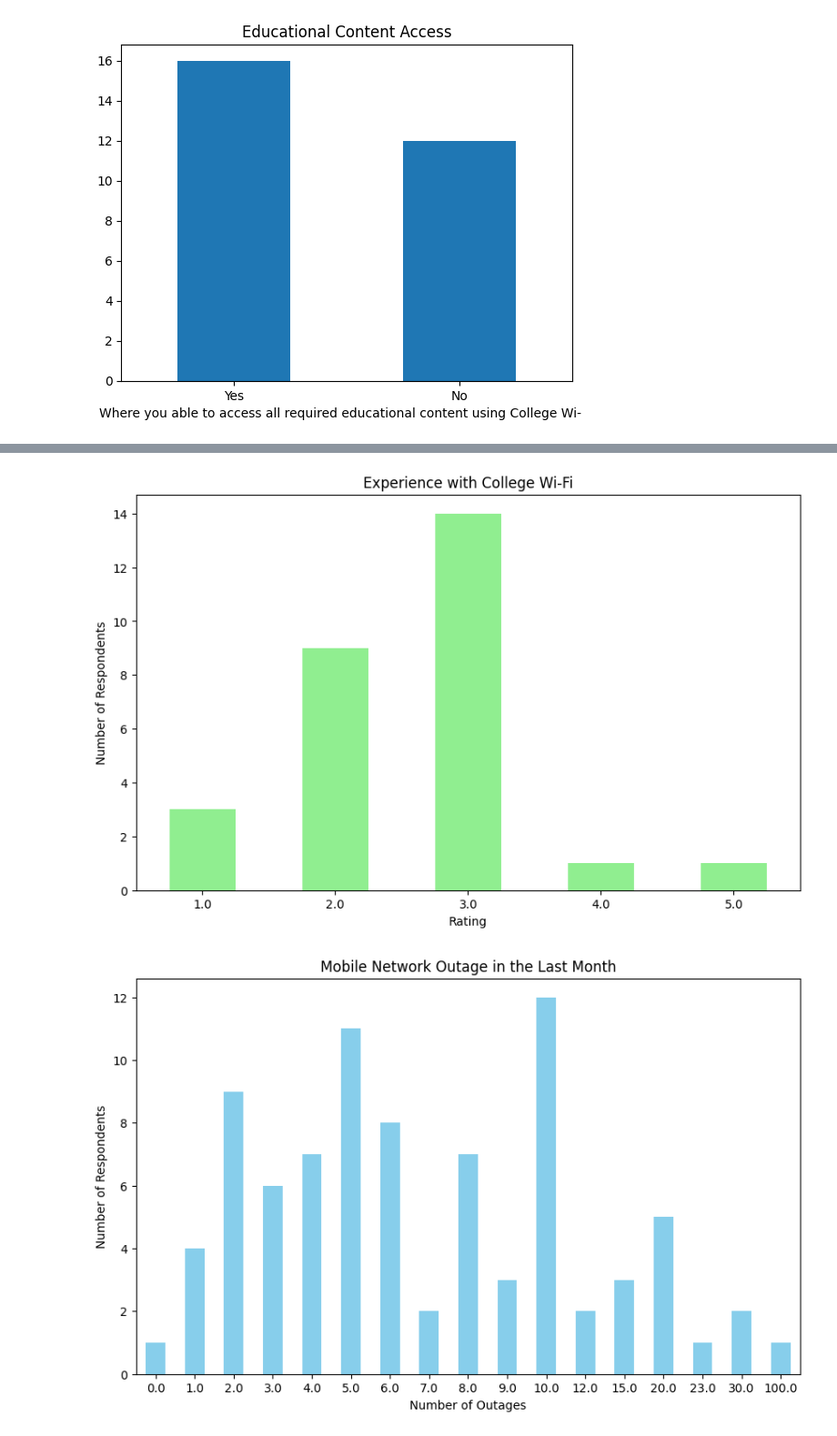
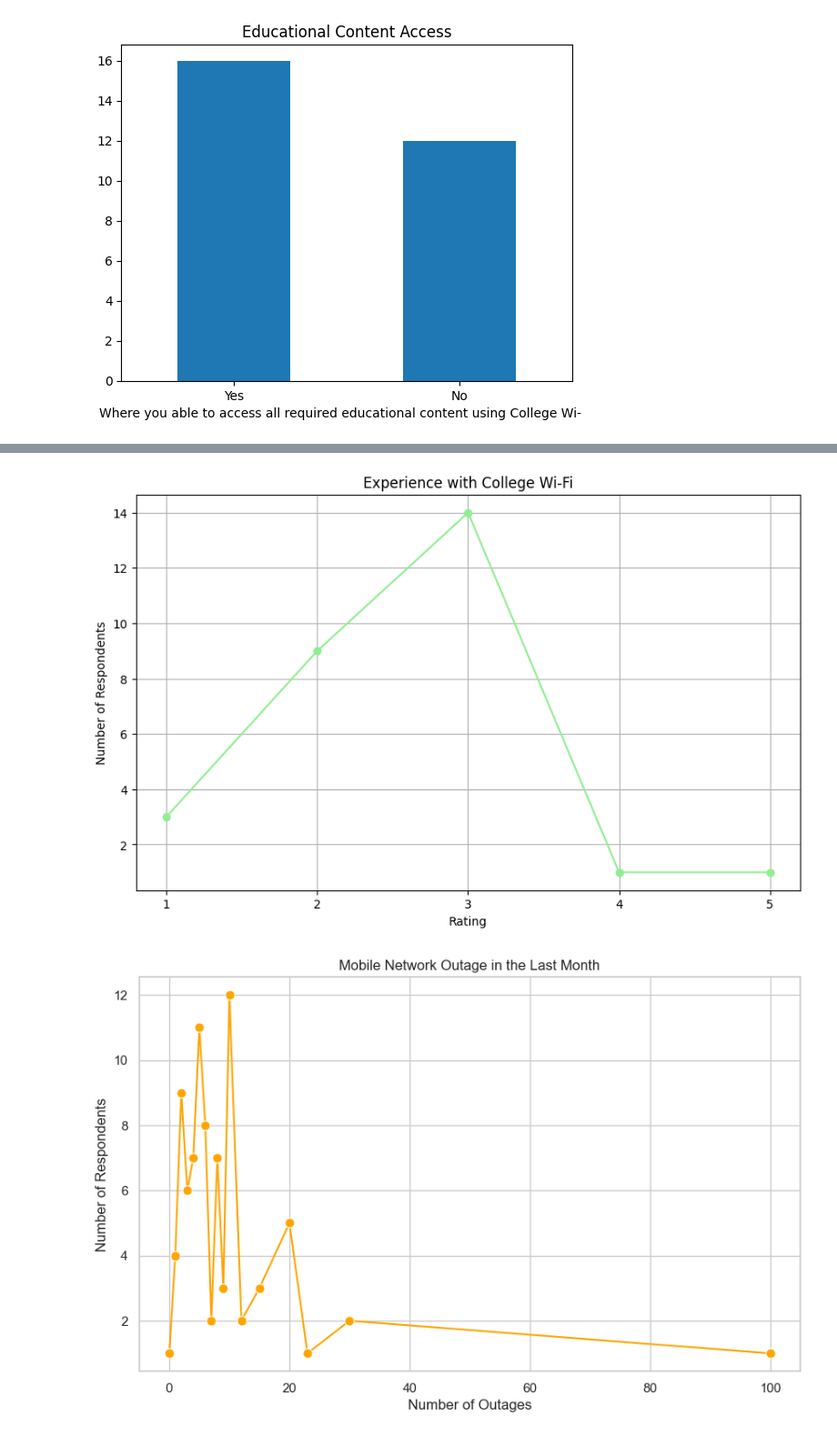
Before and after one commit to falak105/MSCDS-B, a Jupyter notebook: CAC2/CAC2.ipynb, the cells around one changed output, grey strips where cells are left out. Shown at 91% size. Saved outputs shown, nothing was run; the diff lists cells and outputs as text; code cells hidden in the pictures.

```diff
--- a/CAC2/CAC2.ipynb
+++ b/CAC2/CAC2.ipynb
@@ -78,37 +58,42 @@ Passing `palette` without assigning `hue` is deprecated and will be removed in v
 # %%
 
-# Count the occurrences of each value in the "Rate your experience on college Wi-Fi" column
-experience_counts = df['Rate your experience on college Wi-Fi'].value_counts()
 
-# Sort the counts by index to ensure proper ordering
-experience_counts = experience_counts.sort_index()
+# Rate your experience on college Wi-Fi
+value_counts = df['Rate your experience on college Wi-Fi'].value_counts()
 
-# Create a bar chart
+# Sort the counts by the index (rating values)
+experience_counts = value_counts.sort_index()
+
+# Create a line chart
 plt.figure(figsize=(10, 6))
-experience_counts.plot(kind='bar', color='lightgreen')
+experience_counts.plot(kind='line', marker='o', color='lightgreen')
 plt.title('Experience with College Wi-Fi')
 plt.xlabel('Rating')
 plt.ylabel('Number of Respondents')
-plt.xticks(rotation=0)
+plt.xticks(experience_counts.index, rotation=0)
+plt.grid(True)
 plt.show()
 # %% [output]
-[figure, old version]
+[figure, new version]
 # %%
 
 
-# Count the occurrences of each value in the "Over the past 1 month, how many times have you experienced complete outage of mobile network?" column
-outage_counts = df['Over the past 1 month, how many times have you experienced complete outage of mobile network?'].value_counts()
+# Count the occurrences of each value in the specified column
+value_counts = df['Over the past 1 month, how many times have you experienced complete outage of mobile network?'].value_counts()
 
-# Sort the counts by index to ensure proper ordering
-outage_counts = outage_counts.sort_index()
+# Sort the counts by the index (number of outages)
+value_counts = value_counts.sort_index()
 
-# Create a bar chart
+# Set the Seaborn style to 'whitegrid'
+sns.set_style("whitegrid")
+
+# Create a line graph
 plt.figure(figsize=(10, 6))
-outage_counts.plot(kind='bar', color='skyblue')
+sns.lineplot(x=value_counts.index, y=value_counts.values, color='orange', marker='o', markersize=8)
 plt.title('Mobile Network Outage in the Last Month')
 plt.xlabel('Number of Outages')
 plt.ylabel('Number of Respondents')
 plt.xticks(rotation=0)
 plt.show()
 # %% [output]
-[figure, old version]
+[figure, new version]
```
Also changed, not shown: parts of 5 cells of this notebook.
